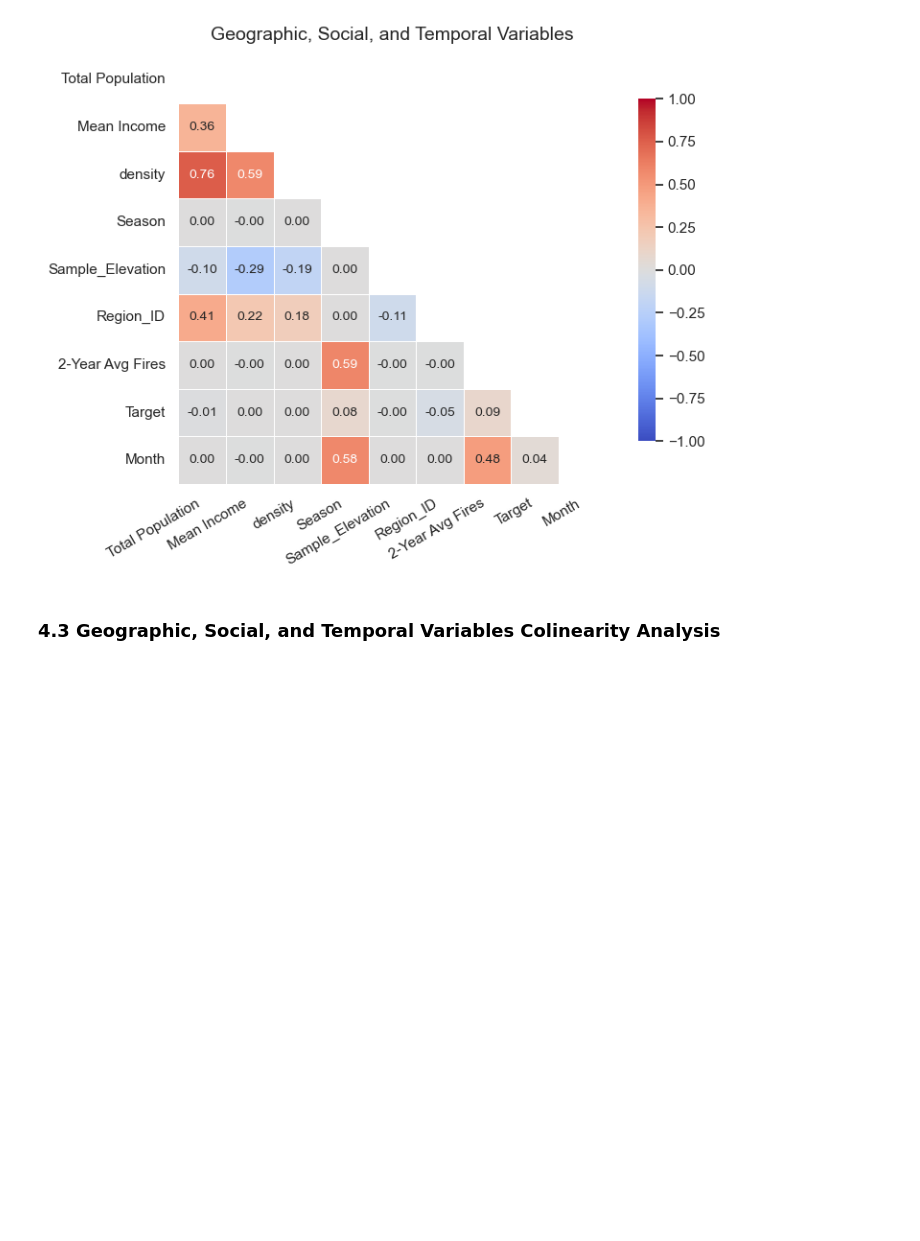
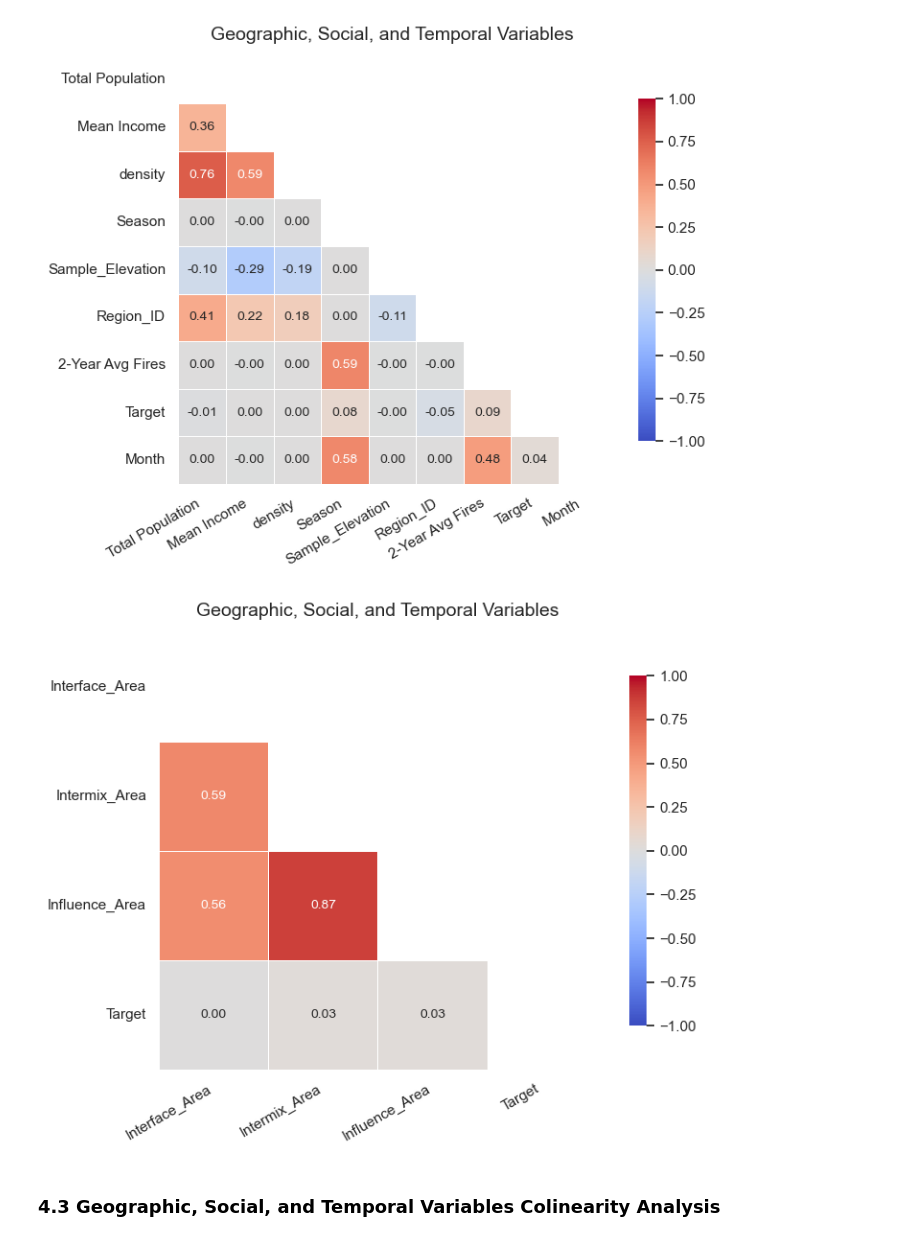
Before and after one commit to dustinlit/California-Wildfire-Ignition-ML-Modeling, a Jupyter notebook: notebooks/04_Variable_Selection.ipynb, the cells around one changed output. Cells and saved outputs as stored; diff of their text form; code cells hidden in the pictures; blank space fills up the shorter version.

```diff
--- a/notebooks/04_Variable_Selection.ipynb
+++ b/notebooks/04_Variable_Selection.ipynb
@@ -213,6 +218,10 @@ grid_kde(filtered[social].drop(columns='Target'))
 correlation_map(filtered[social],'Geographic, Social, and Temporal Variables')
 # %% [output]
 [figure]
+# %%
+correlation_map(filtered[WUI],'Geographic, Social, and Temporal Variables')
+# %% [output]
+[figure, added]
 # %% [markdown]
 ### 4.3 Geographic, Social, and Temporal Variables Colinearity Analysis
 # %% [markdown]
```
Also changed, not shown: parts of 4 cells of this notebook, 7 other files.
